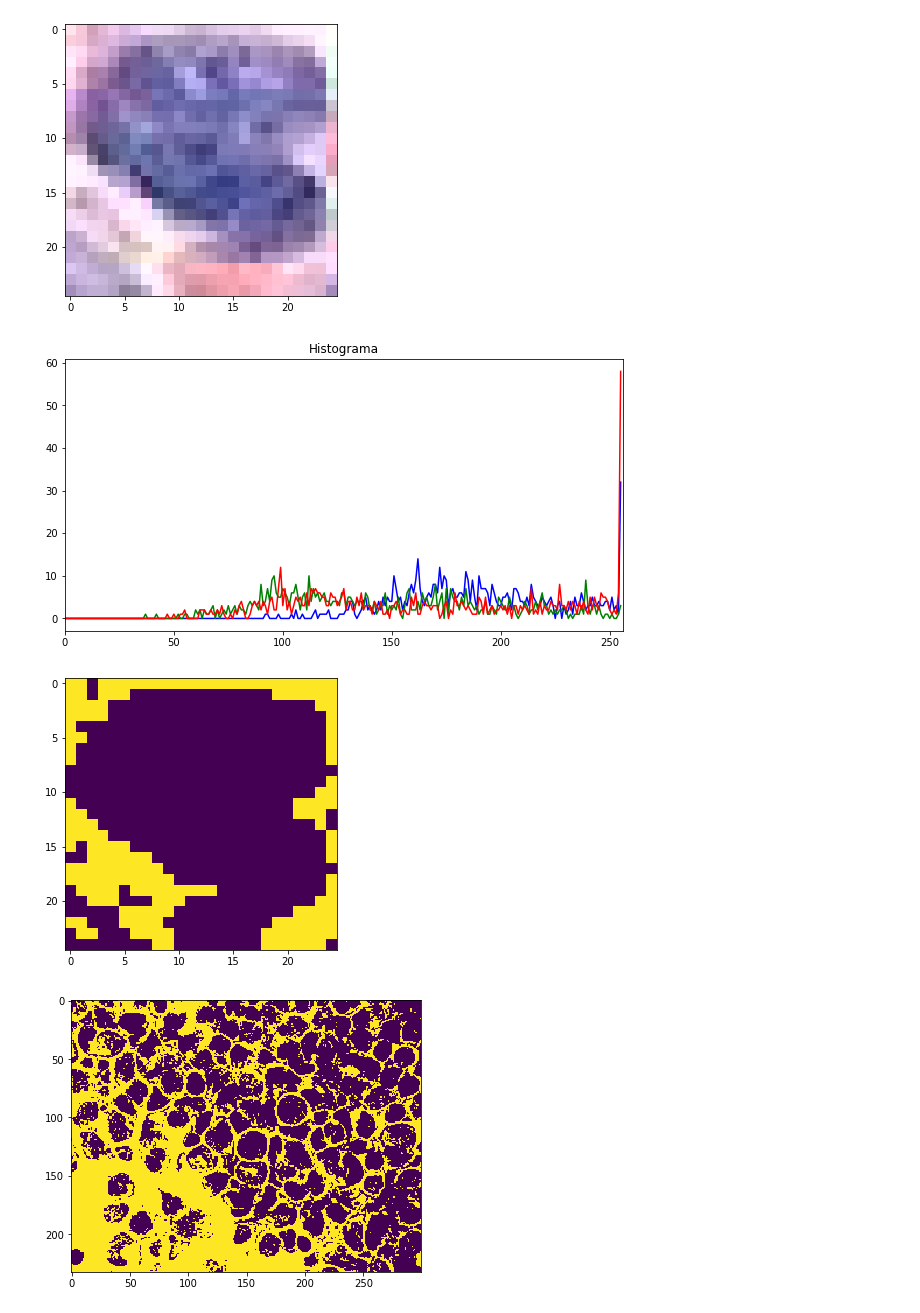
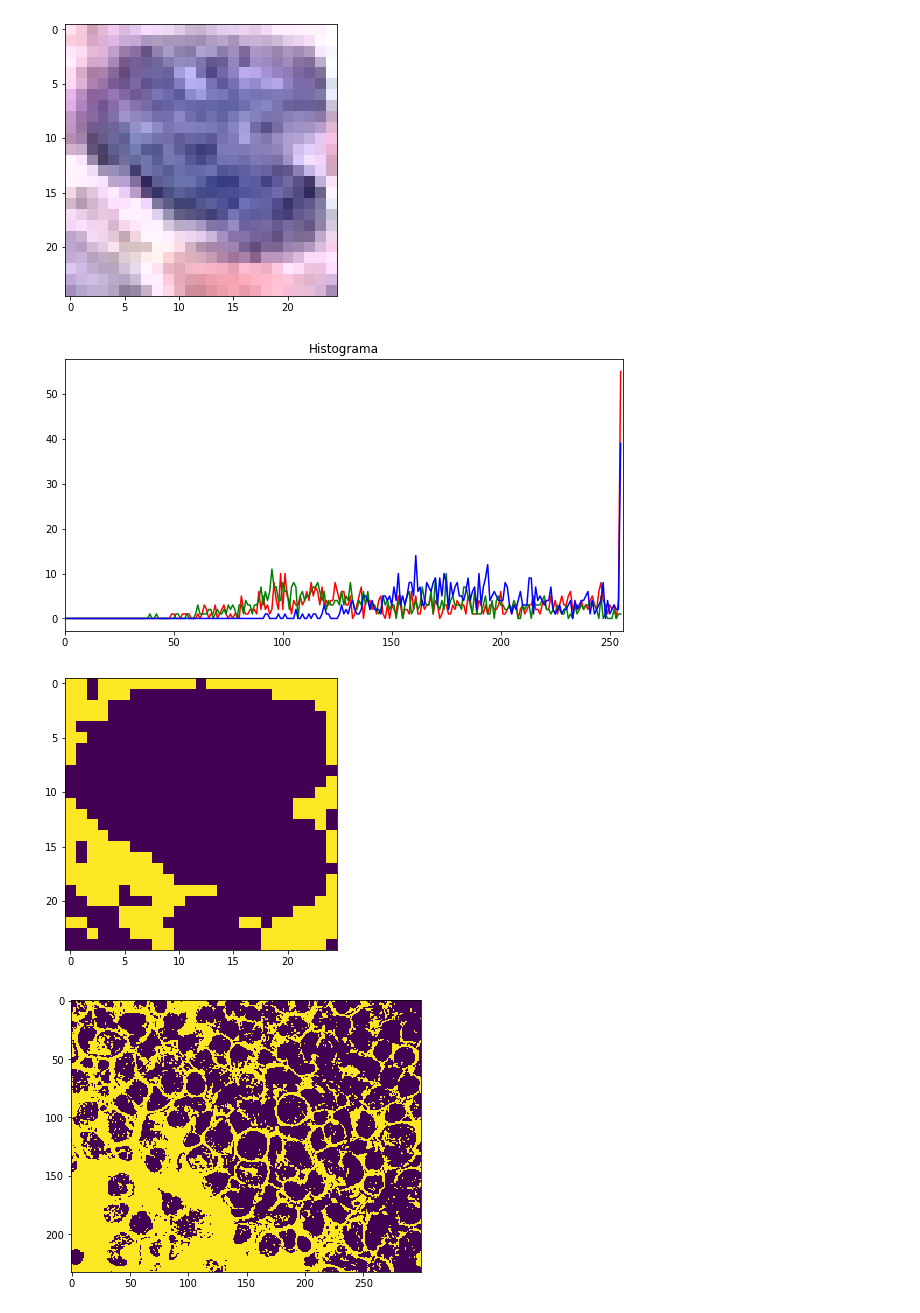
Before and after one commit to CristianLazoQuispe/Digital-Image-Processing-Course-with-python, a Jupyter notebook: CLASE 2/Clase 2.ipynb, the cells around one changed output. Drawn from its saved outputs; the diff is of its cells as text; code cells hidden in the pictures.

```diff
--- a/CLASE 2/Clase 2.ipynb
+++ b/CLASE 2/Clase 2.ipynb
@@ -59,5 +64,11 @@ ls
 # %%
-cancer_image = plt.imread('cancer.jpg')
+#cancer_image = plt.imread('cancer.jpg')
+cancer_image_bgr = cv2.imread('cancer.jpg') # BGR
+
+# transformar la imagen
+cancer_image     = cv2.cvtColor(cancer_image_bgr,cv2.COLOR_BGR2RGB)
+# MOSTRAR IMAGES
+
 plt.imshow(cancer_image)
 plt.show()
 # %% [output]
@@ -70,19 +81,17 @@ plt.show()
 # %%
 celula_cancerigena = cancer_image[10:35,40:65,:]
 plt.imsave('celula_cancerigena.png',celula_cancerigena)
-img = cv2.imread('celula_cancerigena.png', -1)
-
-color = ('b','g','r')
+img_celula = plt.imread('celula_cancerigena.png')
+color = ('r','g','b')
 for channel,col in enumerate(color):
-    histr = cv2.calcHist([img],[channel],None,[256],[0,256])
+    histr = cv2.calcHist([img_celula*255],[channel],None,[256],[0,256])
     plt.plot(histr,color = col)
     plt.xlim([0,256])
 plt.title('Histograma')
 plt.show()
 # %% [output]
-[figure, old version]
+[figure, new version]
 # %%
-img_celula = plt.imread('celula_cancerigena.png')
 
 R_celula = img_celula[:,:,0]*255
 G_celula = img_celula[:,:,1]*255
@@ -98,7 +107,7 @@ binary_celula = np.array(R_celula*G_celula*B_celula*255,dtype=int)
 plt.imshow(binary_celula)
 plt.show()
 # %% [output]
-[figure, old version]
+[figure, new version]
 # %%
 img_celula = plt.imread('cancer.jpg')
 
```
Also changed, not shown: parts of 7 cells of this notebook.
